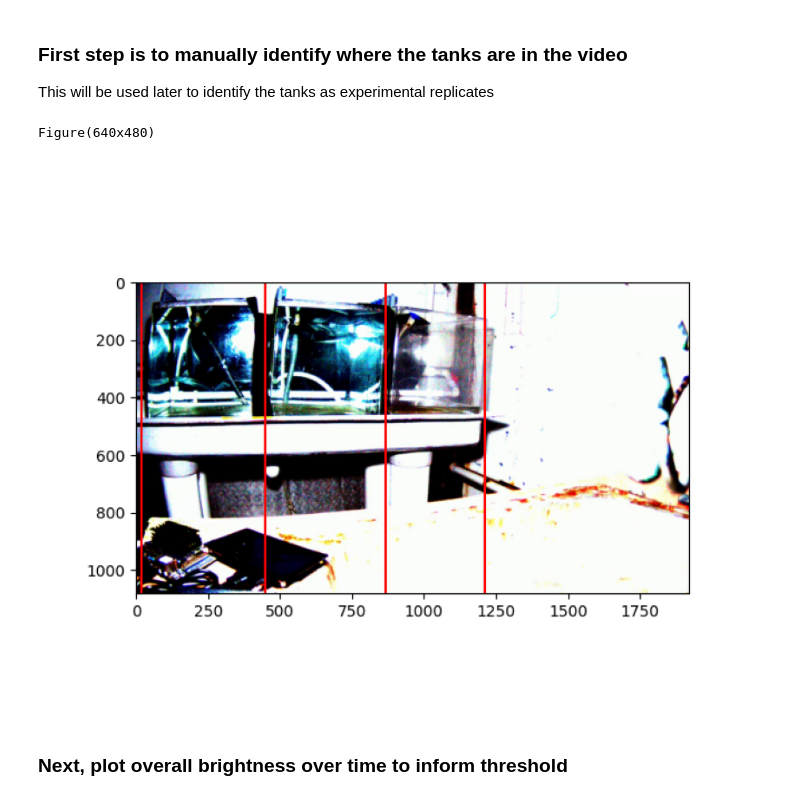
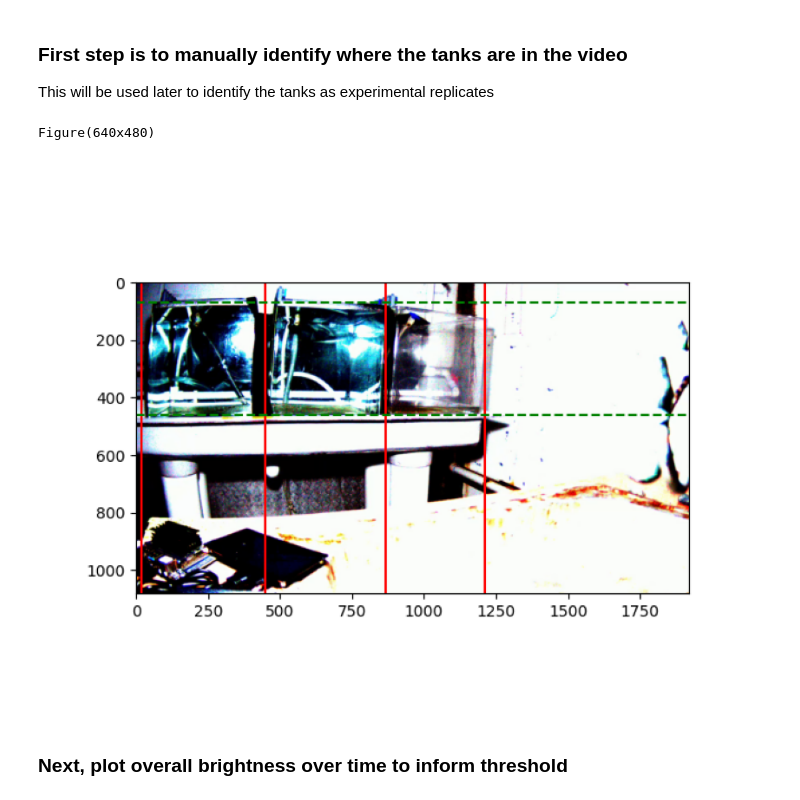
Before and after one commit to ucsb-oakley-lab/lunar, a Jupyter notebook: notebooks/Panama_April2025/Find_Contours_in_Video.ipynb, the cells around one changed output. Saved outputs shown, nothing was run; the diff lists cells and outputs as text; code cells hidden in the pictures.

```diff
--- a/notebooks/Panama_April2025/Find_Contours_in_Video.ipynb
+++ b/notebooks/Panama_April2025/Find_Contours_in_Video.ipynb
@@ -19,34 +19,36 @@ import os
 # Parameters
 video_path = '/home/local/ADS/oakley/labdata/users/McKinley/Panama2025/10Apr25/Experimental/041025PA_experimental_part1.mp4'
 frame_number = 500
 x_lines = [20, 450, 865, 1210]
+y_lines = [70, 460]
 output_image = '../../results/041025PA_experimental.png'  # Save to results folder
 
 # Build command
 cmd = [
     'python3', '../../scripts/visualize_tanx.py',
     '-v', video_path,
     '-f', str(frame_number),
     '-t', *map(str, x_lines),
+    '-y', *map(str, y_lines),
     '-o', output_image
 ]
 
 # Run the script
 subprocess.run(cmd, check=True)
 
 # Display the image in the notebook
 if os.path.exists(output_image):
     img = cv2.imread(output_image)
     img_rgb = cv2.cvtColor(img, cv2.COLOR_BGR2RGB)
     plt.figure(figsize=(12, 8))
     plt.imshow(img_rgb)
     plt.axis('off')
     plt.show()
 else:
     print('Visualization image not found.')
 # %% [output]
 Figure(640x480)
-[figure, old version]
+[figure, new version]
 # %% [markdown]
 ### Next, plot overall brightness over time to inform threshold
 # %%
```
Also changed, not shown: parts of 9 cells of this notebook, 42 other files.
